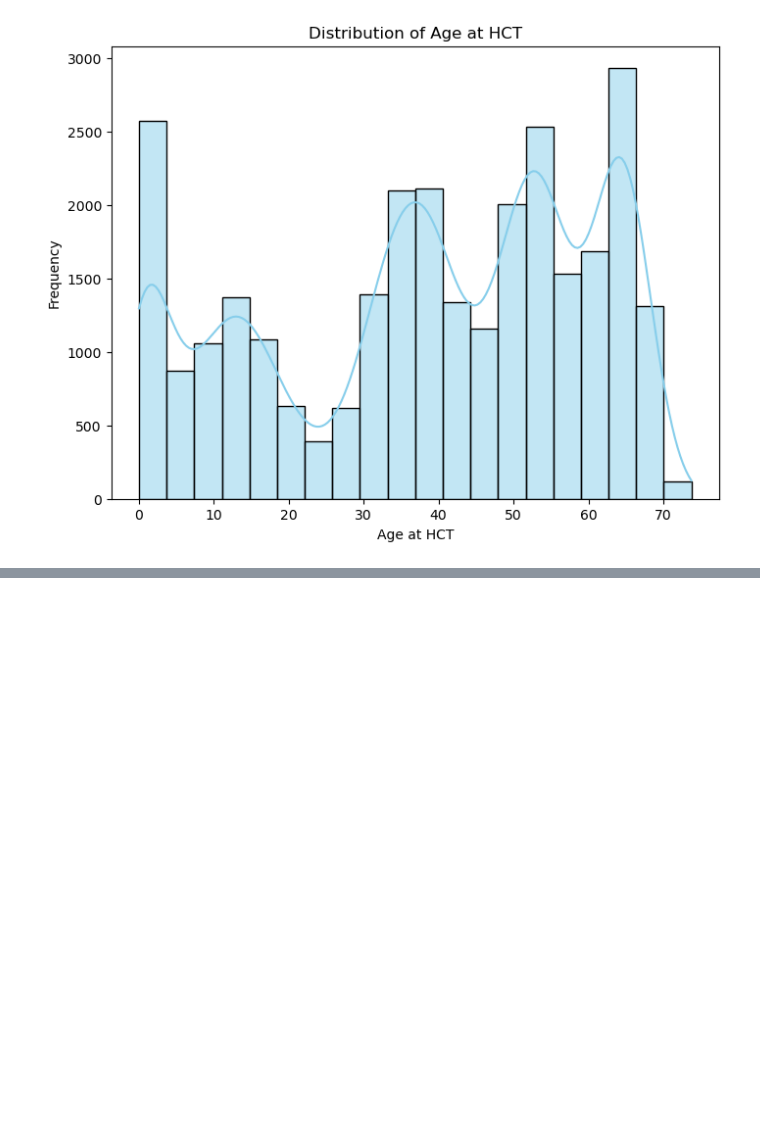
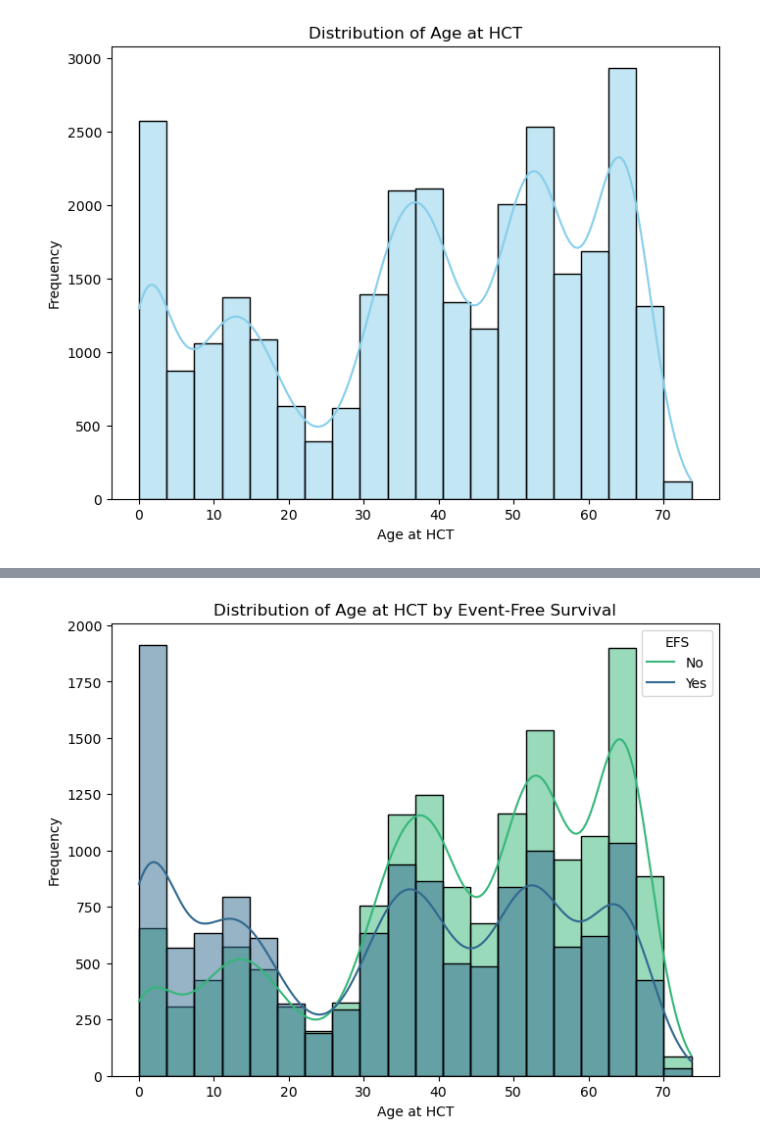
Before and after one commit to Rikamo1/Mittelstufenprojekt, a Jupyter notebook: explore_data.ipynb, the cells around one changed output, grey strips where cells are left out. Drawn from its saved outputs; the diff is of its cells as text; code cells hidden in the pictures; blank space fills up the shorter version.

```diff
--- a/explore_data.ipynb
+++ b/explore_data.ipynb
@@ -122,0 +123,11 @@ plt.show()
+# %%
+#plot age_at_hct the percentage of event-free survival
+plt.figure(figsize=(8, 6))
+sns.histplot(df, x='age_at_hct', hue='efs', bins=20, kde=True, palette='viridis')
+plt.title('Distribution of Age at HCT by Event-Free Survival')
+plt.xlabel('Age at HCT')
+plt.ylabel('Frequency')
+plt.legend(title='EFS', labels=['No', 'Yes'])
+plt.show()
+# %% [output]
+[figure, added]
```
Also changed, not shown: parts of 1 cell of this notebook.
